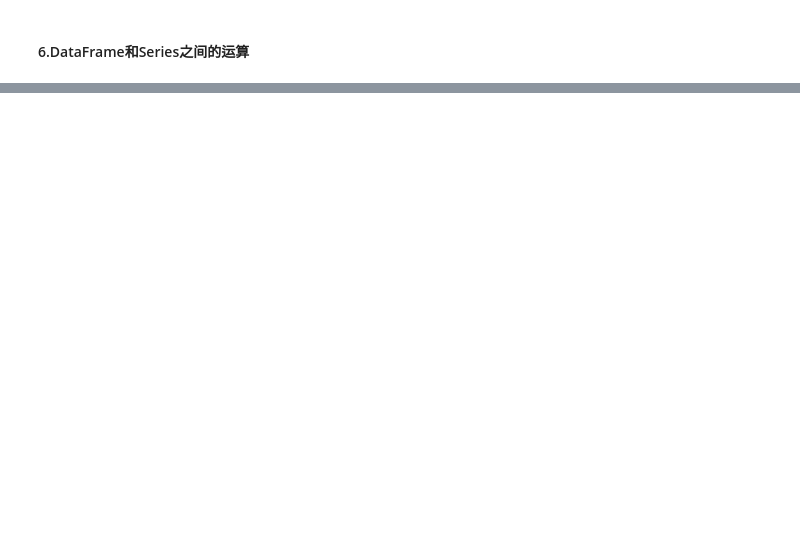
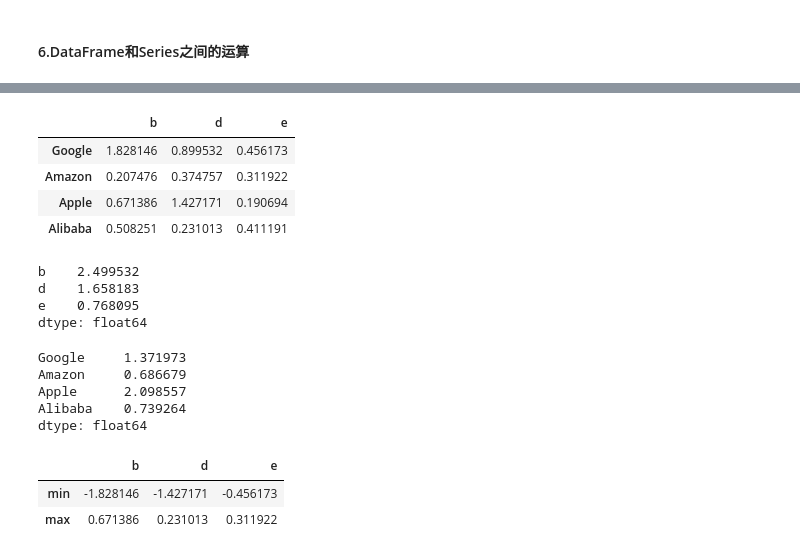
Before and after one commit to zhaokaiju/python3-data-analysis, a Jupyter notebook: c05_pandas.ipynb, the cells around one changed output, grey strips where cells are left out. Saved outputs shown, nothing was run; the diff lists cells and outputs as text; code cells hidden in the pictures; blank space fills up the shorter version.

```diff
--- a/c05_pandas.ipynb
+++ b/c05_pandas.ipynb
@@ -783,0 +516,24 @@ frame.sub(series3, axis=0)
+# %%
+np.abs(frame)
+# %% [output]
+|  | b | d | e |
+| Google | 1.828146 | 0.899532 | 0.456173 |
+| Amazon | 0.207476 | 0.374757 | 0.311922 |
+| Apple | 0.671386 | 1.427171 | 0.190694 |
+| Alibaba | 0.508251 | 0.231013 | 0.411191 |
+# %%
+f = lambda x : x.max() - x.min()
+frame.apply(f)
+# %% [output]
+b    2.499532
+d    1.658183
+e    0.768095
+dtype: float64
+# %%
+frame.apply(f, axis=1)
+# %% [output]
+Google     1.371973
+Amazon     0.686679
+Apple      2.098557
+Alibaba    0.739264
+dtype: float64
@@ -783,0 +543,6 @@ frame.sub(series3, axis=0)
+# %%
+frame.apply(f)
+# %% [output]
+|  | b | d | e |
+| min | -1.828146 | -1.427171 | -0.456173 |
+| max | 0.671386 | 0.231013 | 0.311922 |
```
Also changed, not shown: parts of 93 cells of this notebook.
